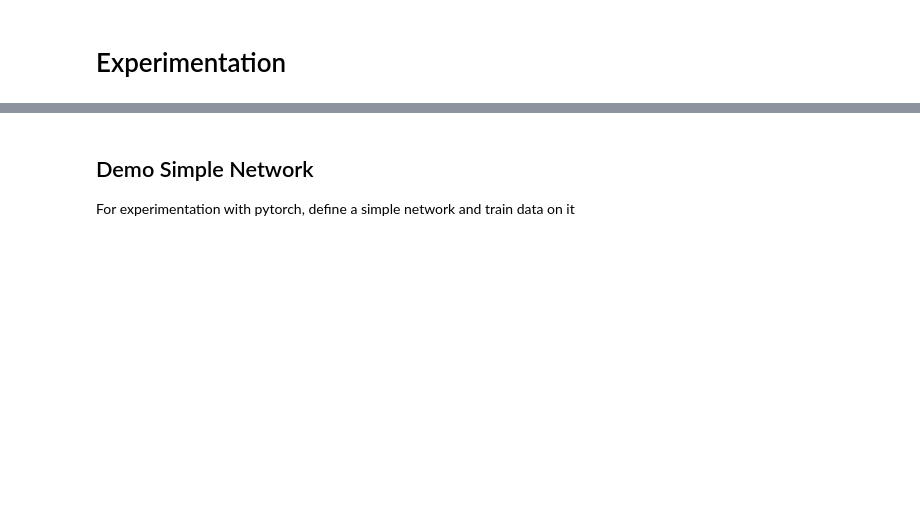
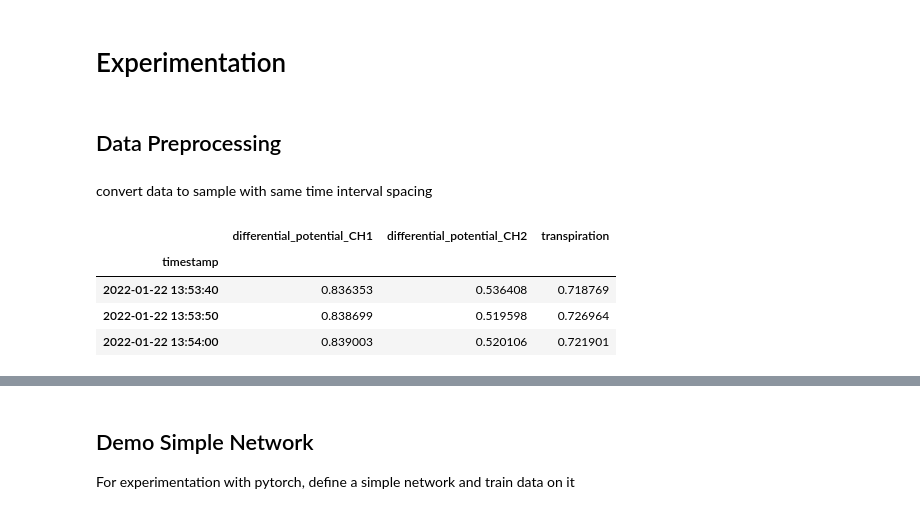
Before and after one commit to julianjandeleit/transformer-models-time-series-forecasting, a Jupyter notebook: notebooks/transformer_experimentation.ipynb, the cells around one changed output, grey strips where cells are left out. Drawn from its saved outputs; the diff is of its cells as text; code cells hidden in the pictures; blank space fills up the shorter version.

```diff
--- a/notebooks/transformer_experimentation.ipynb
+++ b/notebooks/transformer_experimentation.ipynb
@@ -35,3 +39,24 @@ display(data_wind.head(3))
 | 2 | 2022-01-22 13:53:40 | 505990 | 507764 | 629 |
 # %% [markdown]
 # Experimentation
+# %% [markdown]
+## Data Preprocessing
+# %% [markdown]
+convert data to sample with same time interval spacing
+# %%
+def scale_and_resample_timeindex(df: pd.DataFrame, timefreq="10s", aggregator="mean"):
+    df = df.set_index("timestamp")
+    df = df[~df.index.duplicated(keep="first")]
+    df = df.resample(timefreq).aggregate(aggregator)
+    scaler = skp.MinMaxScaler()
+    df = pd.DataFrame(scaler.fit_transform(df), index=df.index, columns=df.columns)
+    return df, scaler
+
+data_resampled, scaler = scale_and_resample_timeindex(data_temp, timefreq="10s", aggregator="mean")
+data_resampled.head(3)
+# %% [output]
+|  | differential_potential_CH1 | differential_potential_CH2 | transpiration |
+| timestamp |  |  |  |
+| 2022-01-22 13:53:40 | 0.836353 | 0.536408 | 0.718769 |
+| 2022-01-22 13:53:50 | 0.838699 | 0.519598 | 0.726964 |
+| 2022-01-22 13:54:00 | 0.839003 | 0.520106 | 0.721901 |
```
Also changed, not shown: parts of 14 cells of this notebook, 5 other files.
